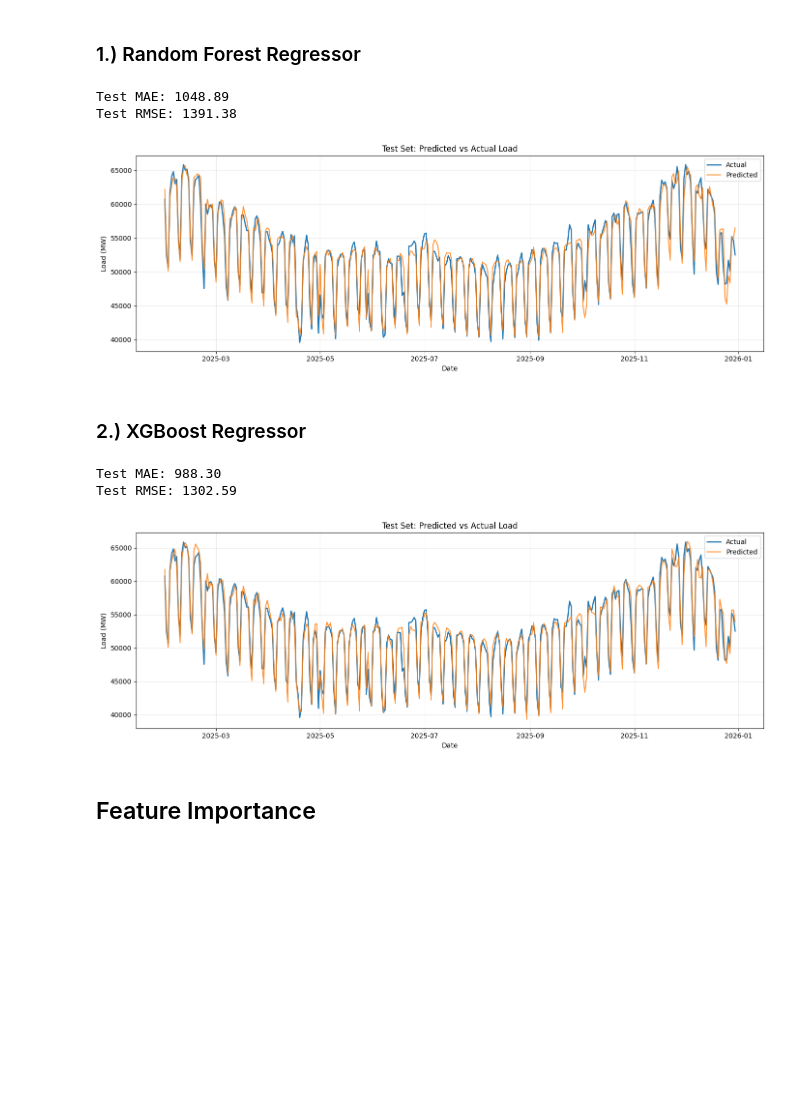
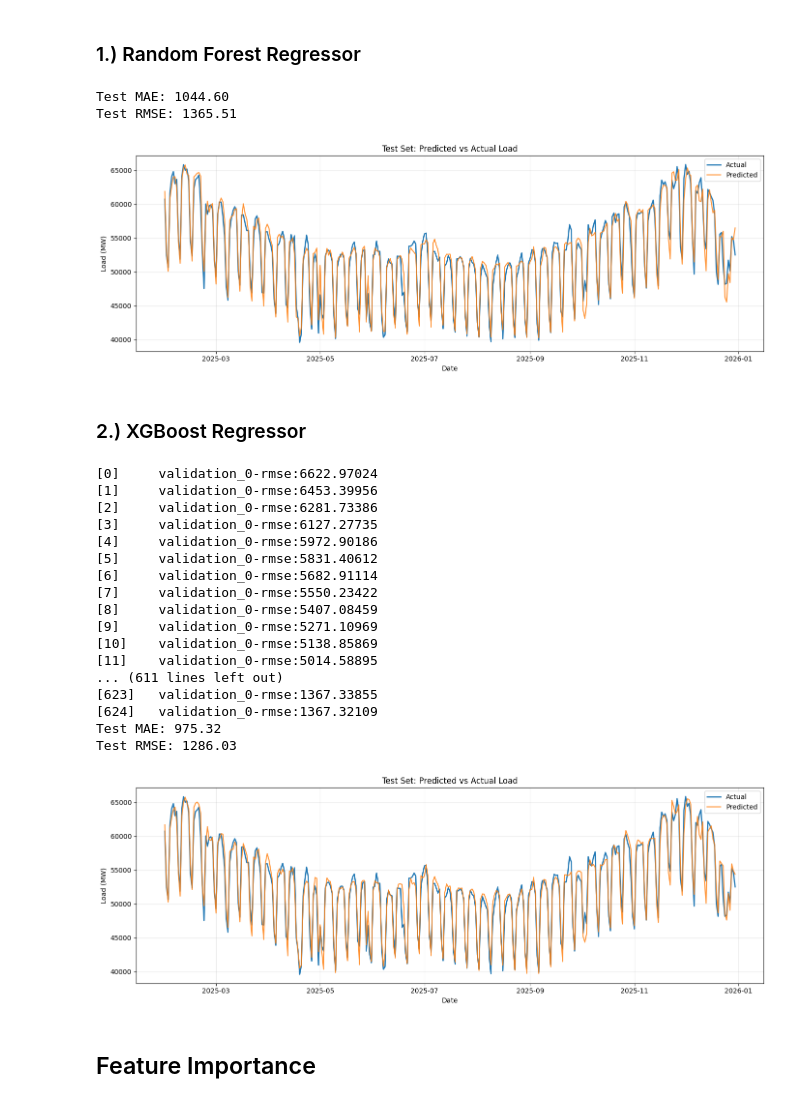
Before and after one commit to JulezKlein/time-series-energy-prediction, a Jupyter notebook: training_ML_models.ipynb, the cells around one changed output. Drawn from its saved outputs; the diff is of its cells as text; code cells hidden in the pictures; blank space fills up the shorter version.

```diff
--- a/training_ML_models.ipynb
+++ b/training_ML_models.ipynb
@@ -7,32 +7,37 @@
 import os
 import joblib
 import pandas as pd
+import numpy as np
 
 from utils.data_preparation import prepare_data_for_modeling
 from utils.visualize_model_performance import evaluate_and_plot_model_sklearn
 
 # Set to True if you want to retrain the model (e.g. after changing features or target)
 RETRAIN = True
+# Set to True if you want to reprocess the data (e.g. after changing features or target)
+REPROCESS_DATA = False
 
 os.makedirs("data", exist_ok=True)
 os.makedirs("models", exist_ok=True)
 
-# Set to True if you want to reprocess the data (e.g. after changing features or target)
-REPROCESS_DATA = True
-
-# This features describe the today's weather and load. We will predict the load of the next day
+# This features describe today's weather and load. We predict next-day load.
 FEATURES_TODAY = ['Temp', 'Min Temp', 'Max Temp', 'Wind Speed',
-                  'Sunshine Duration', 'Cloud Cover', 'load_today', 'lag_2',
-                  'lag_7', 'lag_14', 'rolling_mean_7', 'rolling_mean_14', 'std_7', 'std_14']
+                  'Sunshine Duration', 'Cloud Cover', 'Cooling Degrees', 'Heating Degrees', 'load', 'load_lag_1',
+                  'load_lag_7', 'load_lag_14', 'rolling_mean_7', 'rolling_mean_14', 'std_7', 'std_14']
 
 # Temporal features
-FEATURES_TIME = ['is_holiday',
-                 'dow_sin', 'dow_cos', 'month_sin', 'month_cos']
+FEATURES_TIME = ['is_holiday', 'dow_sin', 'dow_cos', 'month_sin', 'month_cos']
 
-FEATURES = FEATURES_TODAY + FEATURES_TIME
+# Remove weak features based on feature-importance + SHAP analysis
+LOW_IMPORTANCE_FEATURES = ['Cooling Degrees', 'Sunshine Duration', 'Cloud Cover', 'Heating Degrees', 'Wind Speed', 'std_7', 'std_14']
+REDUCED_FEATURES = [feature for feature in FEATURES_TODAY if feature not in LOW_IMPORTANCE_FEATURES]
+
+FEATURES = REDUCED_FEATURES + FEATURES_TIME
 
 # We will predict the load of the next day
-TARGET = "load_prediction"
+TARGET = "load_t+1"
 
 # No need to scale binary features and already encoded cyclic features
-SCALE_FEATURES = FEATURES_TODAY
+SCALE_FEATURES = REDUCED_FEATURES
+
+print(f"Using {len(FEATURES)} features for retraining: {FEATURES}")
@@ -91,34 +98,50 @@ if not os.path.exists("models/rf_load_forecaster.joblib") or RETRAIN:
 
     joblib.dump(rf_regressor, "models/rf_load_forecaster.joblib")
 # %% [output]
-Test MAE: 1048.89
-Test RMSE: 1391.38
+Test MAE: 1044.60
+Test RMSE: 1365.51
 [figure]
 # %% [markdown]
 ### 2.) XGBoost Regressor
 # %%
 if not os.path.exists("models/xgb_load_forecaster.joblib") or RETRAIN:
     from xgboost import XGBRegressor
 
     xgb_regressor = XGBRegressor(
-        n_estimators=500,
-        learning_rate=0.05,
+        n_estimators=1000,
+        learning_rate=0.03,
         max_depth=5,
         subsample=0.8,
         colsample_bytree=0.8,
         objective="reg:squarederror",
-        random_state=42
+        random_state=42,
+        early_stopping_rounds=100
     )
-    xgb_regressor.fit(X_train_scaled_df, y_train)
+    xgb_regressor.fit(X_train_scaled_df, y_train, eval_set=[(X_val_scaled_df, y_val)])
 
     # evaluate_and_plot_model(xgb_regressor, X_val_scaled_df, y_val, val_df)
     evaluate_and_plot_model_sklearn(xgb_regressor, X_test_scaled_df, y_test, test_df)
 
     joblib.dump(xgb_regressor, "models/xgb_load_forecaster.joblib")
 # %% [output]
-Test MAE: 988.30
-Test RMSE: 1302.59
+[0]     validation_0-rmse:6622.97024
+[1]     validation_0-rmse:6453.39956
+[2]     validation_0-rmse:6281.73386
+[3]     validation_0-rmse:6127.27735
+[4]     validation_0-rmse:5972.90186
+[5]     validation_0-rmse:5831.40612
+[6]     validation_0-rmse:5682.91114
+[7]     validation_0-rmse:5550.23422
+[8]     validation_0-rmse:5407.08459
+[9]     validation_0-rmse:5271.10969
+[10]    validation_0-rmse:5138.85869
+[11]    validation_0-rmse:5014.58895
+... (611 lines left out)
+[623]   validation_0-rmse:1367.33855
+[624]   validation_0-rmse:1367.32109
+Test MAE: 975.32
+Test RMSE: 1286.03
-[figure, old version]
+[figure, new version]
 # %% [markdown]
 ## Feature Importance
 # %% [markdown]
```
Also changed, not shown: parts of 8 cells of this notebook, 6 other files.
